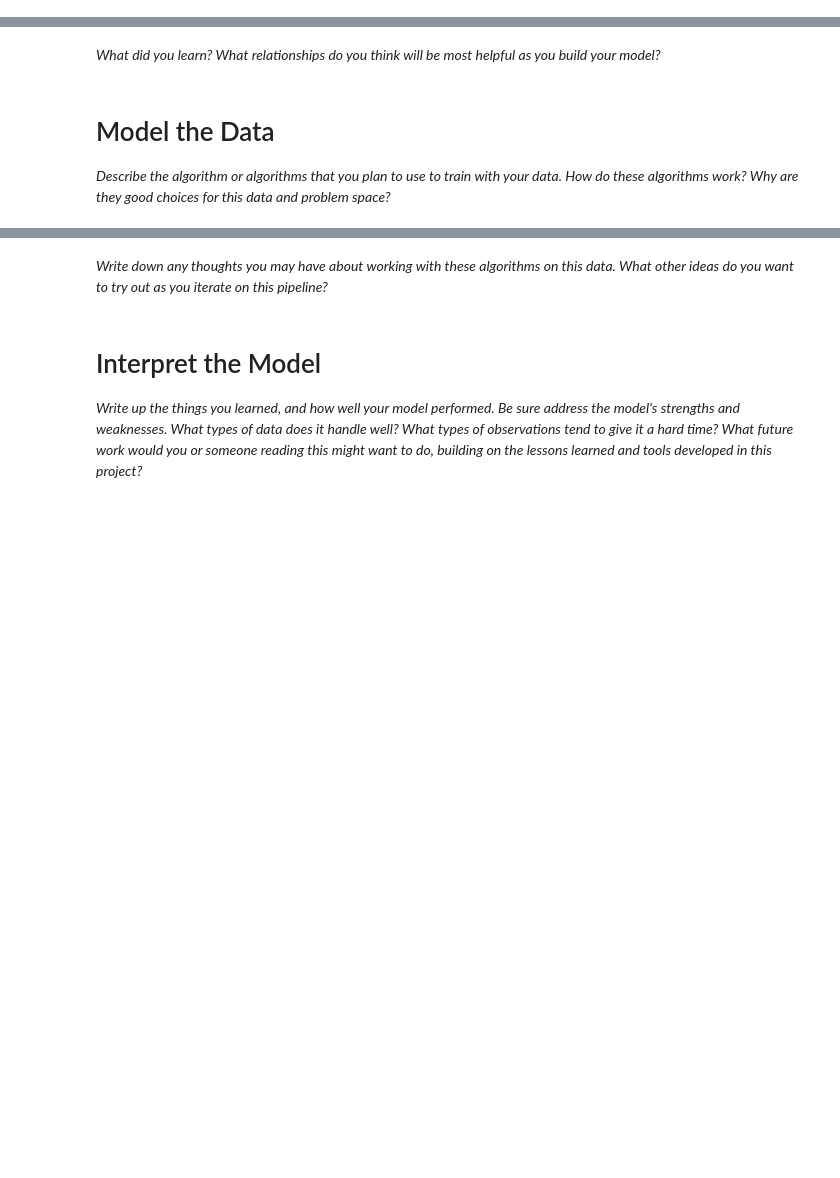
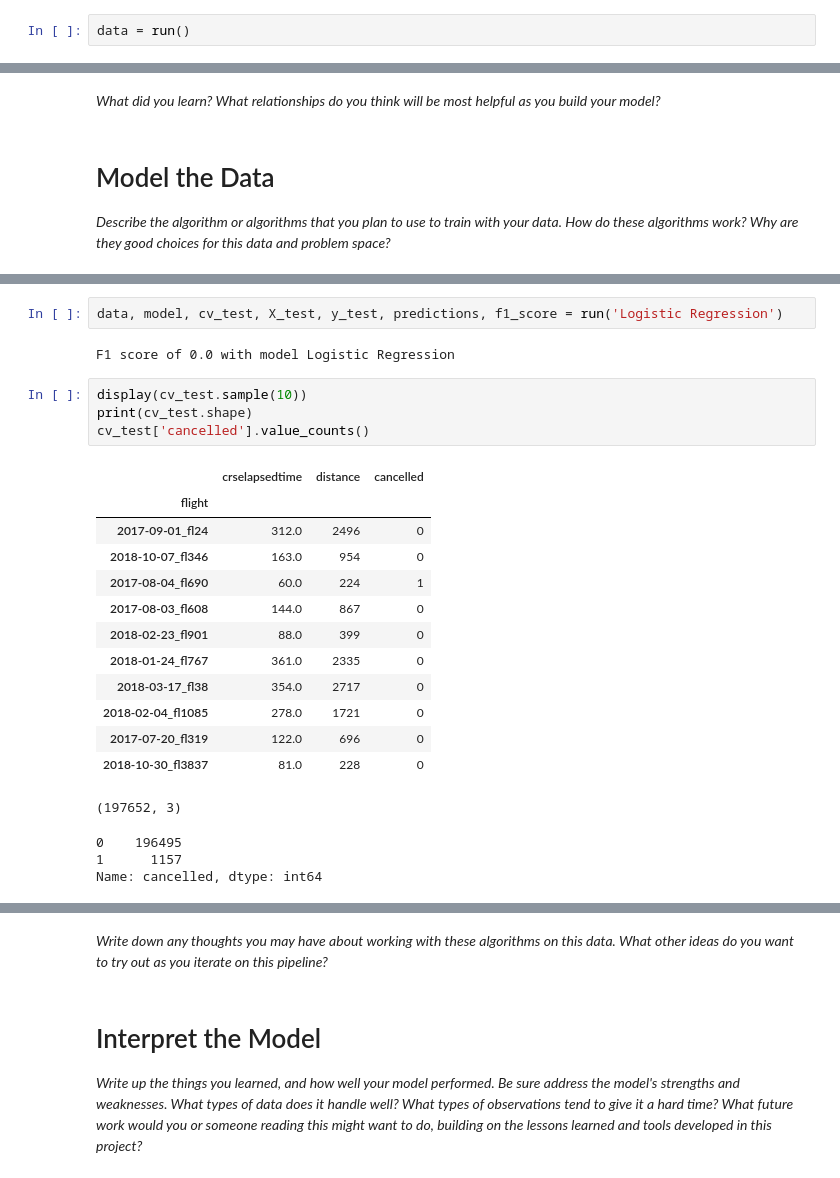
Before and after one commit to BotScutters/predicting-flight-cancellations, a Jupyter notebook: notebooks/mvp.ipynb, the cells around one changed output, grey strips where cells are left out. Cells and saved outputs as stored; diff of their text form; blank space fills up the shorter version.

```diff
--- a/notebooks/mvp.ipynb
+++ b/notebooks/mvp.ipynb
@@ -756,0 +544,2 @@ Overwriting ../src/features/build_features.py
+# %%
+data = run()
@@ -1037,0 +921,25 @@ def run():
+# %%
+data, model, cv_test, X_test, y_test, predictions, f1_score = run('Logistic Regression')
+# %% [output]
+F1 score of 0.0 with model Logistic Regression
+# %%
+display(cv_test.sample(10))
+print(cv_test.shape)
+cv_test['cancelled'].value_counts()
+# %% [output]
+|  | crselapsedtime | distance | cancelled |
+| flight |  |  |  |
+| 2017-09-01_fl24 | 312.0 | 2496 | 0 |
+| 2018-10-07_fl346 | 163.0 | 954 | 0 |
+| 2017-08-04_fl690 | 60.0 | 224 | 1 |
+| 2017-08-03_fl608 | 144.0 | 867 | 0 |
+| 2018-02-23_fl901 | 88.0 | 399 | 0 |
+| 2018-01-24_fl767 | 361.0 | 2335 | 0 |
+| 2018-03-17_fl38 | 354.0 | 2717 | 0 |
+| 2018-02-04_fl1085 | 278.0 | 1721 | 0 |
+| 2017-07-20_fl319 | 122.0 | 696 | 0 |
+| 2018-10-30_fl3837 | 81.0 | 228 | 0 |
+(197652, 3)
+0    196495
+1      1157
+Name: cancelled, dtype: int64
```
Also changed, not shown: parts of 17 cells of this notebook.
